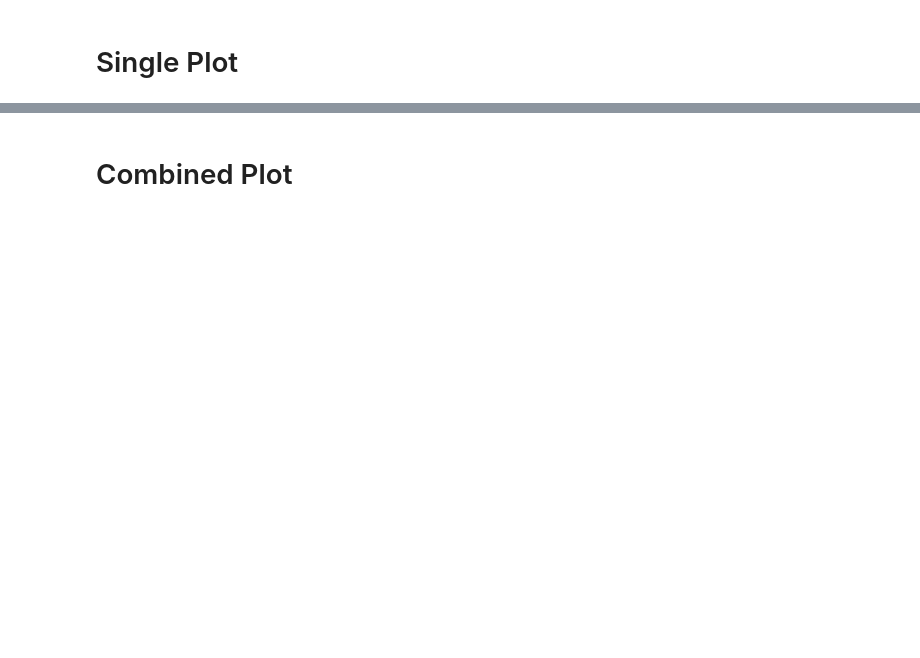
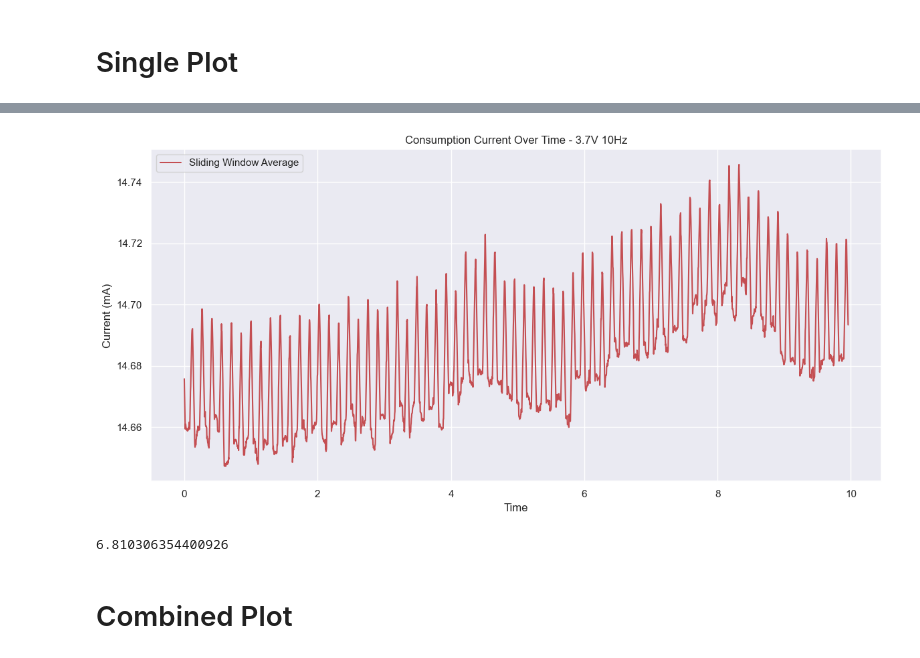
Before and after one commit to PeriniM/SmartApple-Thesis, a Jupyter notebook: data-analysis/nicla_consumption.ipynb, the cells around one changed output, grey strips where cells are left out. Saved outputs shown, nothing was run; the diff lists cells and outputs as text; code cells hidden in the pictures; blank space fills up the shorter version.

```diff
--- a/data-analysis/nicla_consumption.ipynb
+++ b/data-analysis/nicla_consumption.ipynb
@@ -65,0 +69,13 @@ plt.show()
+# %%
+seconds = 10
+
+# take last 5 seconds of rolling mean, 1 second = 291 samples
+last_seconds = data_cleaned.tail(291*seconds)
+# calculate mean of last 5 seconds
+mean_current = last_seconds['Rolling Current'].mean()
+
+print(f"Mean current over the last 5 seconds: {mean_current:.2f} mA")
+
+# map the x axis from 0 to 5 seconds
+last_seconds['DateTime'] = last_seconds['DateTime'] - last_seconds['DateTime'].iloc[0]
+last_seconds['DateTime'] = last_seconds['DateTime'].dt.total_seconds()
@@ -66,2 +94,42 @@ plt.show()
+# %%
+# plot last 5 seconds
+plt.figure(figsize=(12, 6))
+# sns.lineplot(data=last_seconds, x='DateTime', y='Reading', label='Current (mA)', color='C0', alpha=0.5)
+sns.lineplot(data=last_seconds, x='DateTime', y='Rolling Current', label='Sliding Window Average', color='C3')
+
+plt.title('Consumption Current Over Time - '+str(battery_level)+'V '+str(frequency)+'Hz')
+plt.xlabel('Time')
+plt.ylabel('Current (mA)')
+plt.legend()
+
+plt.tight_layout()  # Adjust layout to make room for the rotated date labels
+
+plt.show()
+
+# create a dataframe with the last seconds with 'DateTime', 'Rolling Current', 'Rolling Voltage' , 'Battery Level', 'Frequency'
+last_seconds = last_seconds[['DateTime', 'Rolling Current', 'Rolling Voltage']]
+last_seconds['Battery Level'] = battery_level
+last_seconds['Frequency'] = frequency
+# save the last seconds to a csv file
+last_seconds.to_csv('consumption_'+str(battery_level)+'V_'+str(frequency)+'Hz.csv', index=False)
+# %% [output]
+[figure, added]
+# %%
+# Given values
+battery_capacity_mAh = 100  # Battery capacity in mAh
+mean_current_mA = mean_current  # Average power consumption in mA
+
+# Convert capacity from mAh to Ah
+battery_capacity_Ah = battery_capacity_mAh / 1000
+
+# Convert current from mA to A
+average_current_A = mean_current_mA / 1000
+
+# Calculate the lasting time of the battery
+lasting_time_hours = battery_capacity_Ah / average_current_A
+
+lasting_time_hours
+# %% [output]
+6.810306354400926
 # %% [markdown]
 # Combined Plot
```
Also changed, not shown: parts of 13 cells of this notebook, 16 other files.
